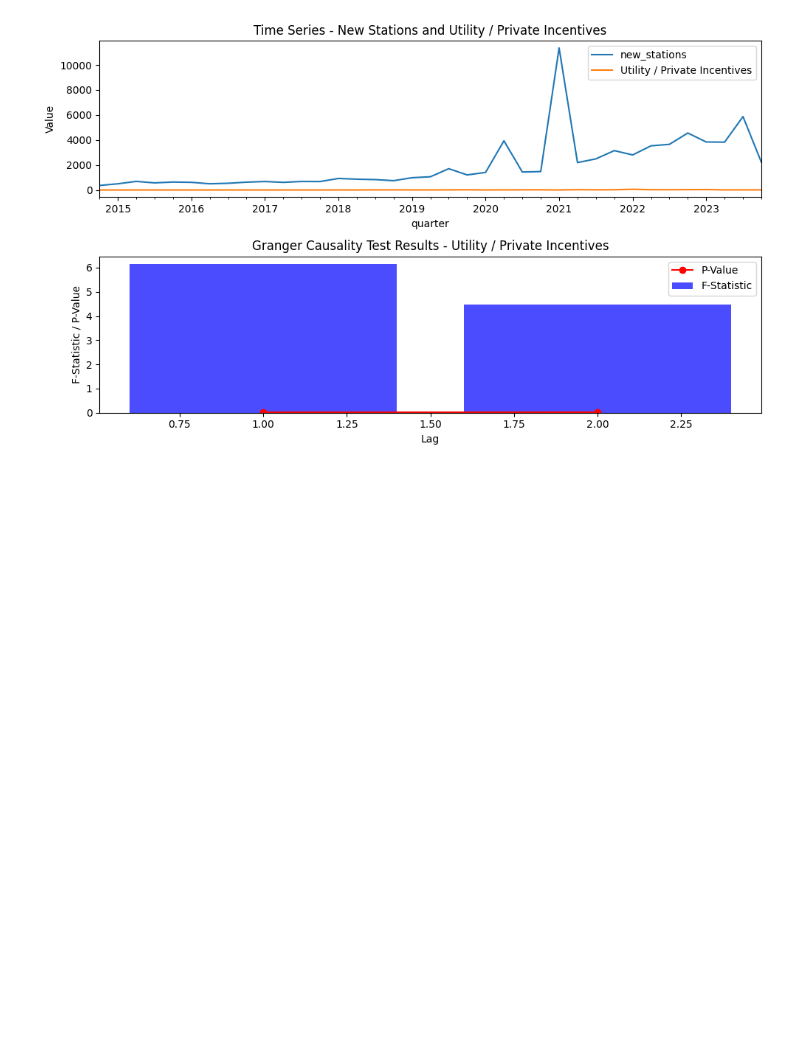
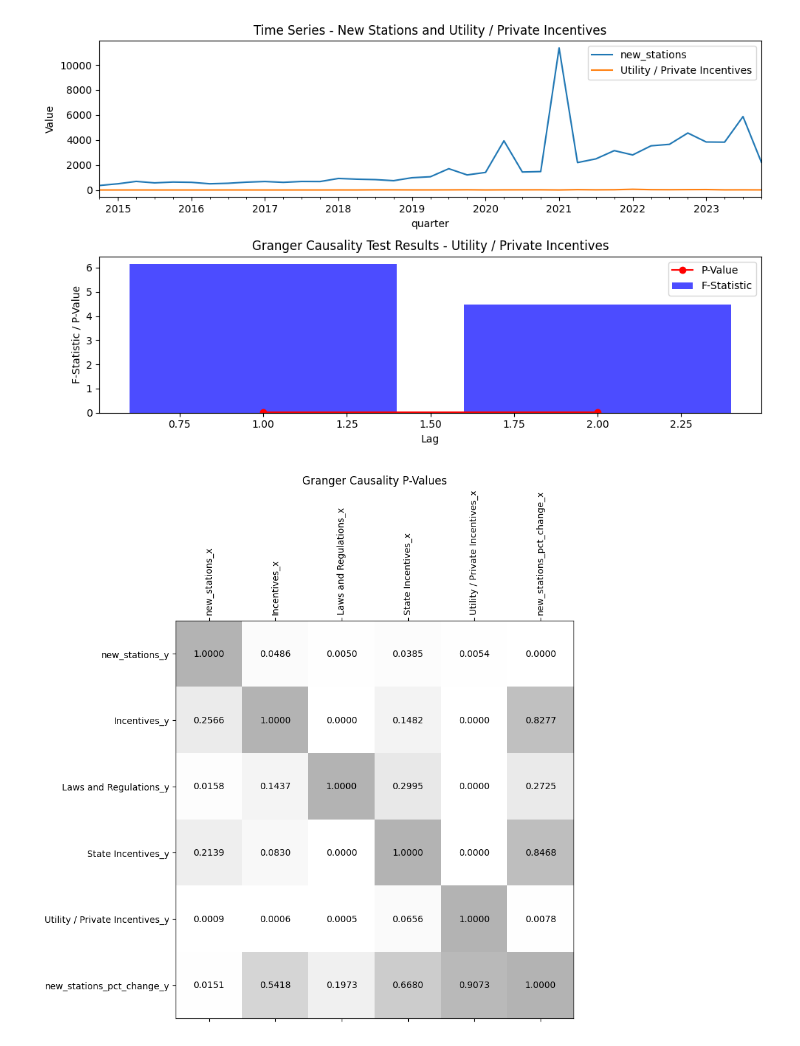
Before and after one commit to brennan913/empirical-methods, a Jupyter notebook: policy_categories_timeseries_var.ipynb, the cells around one changed output. Cells and saved outputs as stored; diff of their text form; code cells hidden in the pictures; blank space fills up the shorter version.

Commit message:
added granger causality matrices and var analysis for policy categories effect on charging stations

```diff
--- a/policy_categories_timeseries_var.ipynb
+++ b/policy_categories_timeseries_var.ipynb
@@ -115,36 +114,33 @@ policy_by_quarter = policy_data.groupby(['quarter', 'type']).size().unstack(fill
 # Merge the two datasets
 merged_data = pd.merge(charging_by_quarter, policy_by_quarter, left_index=True, right_index=True, how='inner')
 
-# Drop any rows with NaN values (if any)
 merged_data.dropna(inplace=True)
-
 
 stationarity_results = adfuller(merged_data['new_stations'])
 print('ADF Statistic:', stationarity_results[0])
 print('p-value:', stationarity_results[1])
 
-# Calculating percentage difference if the data is not stationary
+# Differencing the data if it is not stationary
 if stationarity_results[1] > 0.05:
-    # Data is not stationary; use percentage differencing
-    merged_data['new_stations_pct_change'] = merged_data['new_stations'].pct_change() * 100
-    # Drop NaN values after percentage differencing
+
+    merged_data['new_stations'] = merged_data['new_stations'].diff()
+
     merged_data.dropna(inplace=True)
 
-# Perform Granger causality tests
+#  Granger causality
 print("\nGranger Causality Tests:")
 for policy_type in policy_by_quarter.columns:
     if policy_type in merged_data.columns:  # Check if policy_type is in the merged data
         print(f"\nGranger Causality test for {policy_type}:")
         try:
-            granger_test = grangercausalitytests(merged_data[['new_stations_pct_change', policy_type]], maxlag=4, verbose=True)
+            granger_test = grangercausalitytests(merged_data[['new_stations', policy_type]], maxlag=2, verbose=True)
         except ValueError as e:
             print(f"Error in Granger causality test for {policy_type}: {e}")
     else:
         print(f"\nPolicy type '{policy_type}' not found in merged data.")
 
-# Visualizations (optional)
-# Example: Plot new stations percentage change over time
-merged_data['new_stations_pct_change'].plot(title='Percentage Change in New Charging Stations Over Time')
+
+merged_data['new_stations'].plot(title='New Charging Stations Over Time')
 plt.show()
 # %% [output]
 ADF Statistic: -1.28229317257421
@@ -285,3 +215,49 @@ Granger Causality test for State Incentives:
 [figure]
 Granger Causality test for Utility / Private Incentives:
 [figure]
+# %%
+from statsmodels.tsa.stattools import grangercausalitytests
+import pandas as pd
+import numpy as np
+
+merged_data.head(10)
+
+def granger_causality_matrix(data, variables, maxlag=2):
+    """Check Granger Causality of all possible combinations of the provided time series.
+    The rows are the response variable, columns are predictors."""
+    dataframe = pd.DataFrame(np.zeros((len(variables), len(variables))), columns=variables, index=variables)
+    for c in dataframe.columns:
+        for r in dataframe.index:
+            test_result = grangercausalitytests(data[[r, c]], maxlag=maxlag, verbose=False)
+            p_values = [round(test_result[i + 1][0]['ssr_chi2test'][1], 4) for i in range(maxlag)]
+            min_p_value = np.min(p_values)
+            dataframe.loc[r, c] = min_p_value
+    dataframe.columns = [var + '_x' for var in variables]
+    dataframe.index = [var + '_y' for var in variables]
+    return dataframe
+
+variables = merged_data.columns  # List of time series variables
+granger_df = granger_causality_matrix(merged_data, variables, maxlag=2)
+
+
+'''
+# Display the Granger causality matrix as a table
+print(granger_df)
+
+# Display the Granger causality matrix
+sns.heatmap(granger_df, annot=True, cmap='coolwarm', mask=(granger_df >= 0.05))
+plt.title('Granger Causality Matrix')
+plt.show()
+'''
+
+fig, ax = plt.subplots(figsize=(10, 8))
+ax.matshow(granger_df, cmap='binary', alpha=0.3)
+for (i, j), val in np.ndenumerate(granger_df):
+    ax.text(j, i, f'{val:.4f}', ha='center', va='center')
+
+plt.xticks(ticks=np.arange(granger_df.shape[1]), labels=granger_df.columns, rotation=90)
+plt.yticks(ticks=np.arange(granger_df.shape[0]), labels=granger_df.index)
+plt.title('Granger Causality P-Values')
+plt.show()
+# %% [output]
+[figure, added]
```
Also changed, not shown: parts of 6 cells of this notebook.
